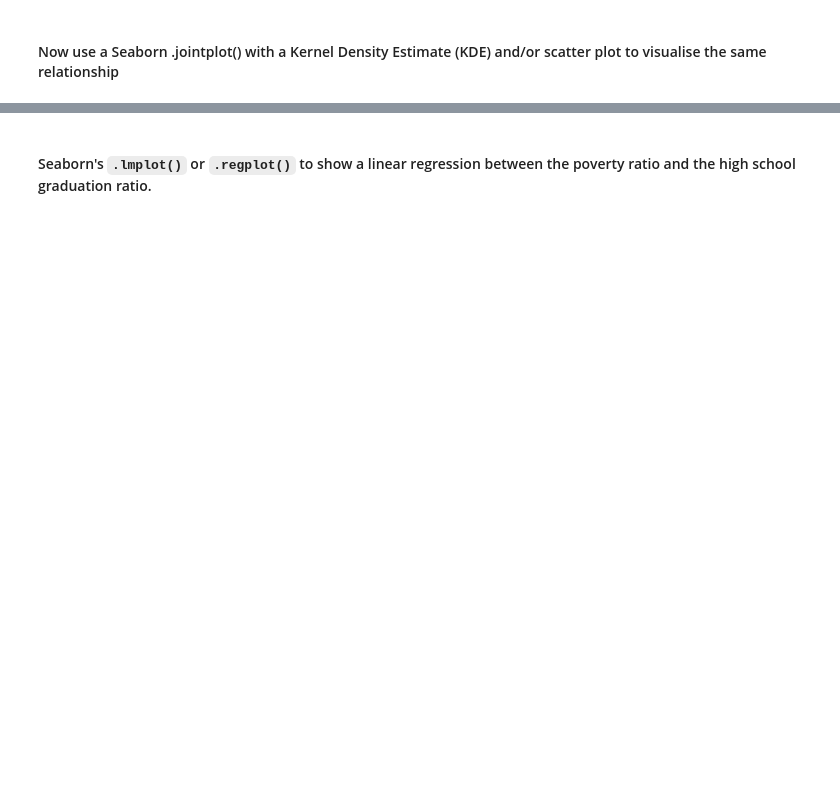
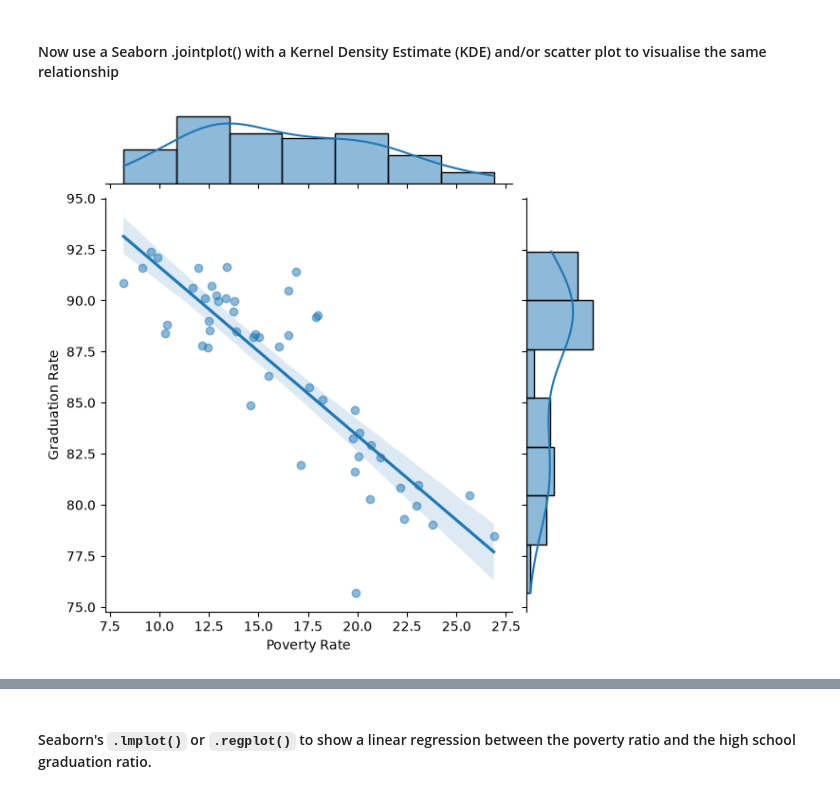
Before and after one commit to manoghna9/100-Days-Python-Projects, a Jupyter notebook: Day100-FatalForce/Fatal_Force_(start).ipynb, the cells around one changed output, grey strips where cells are left out. Cells and saved outputs as stored; diff of their text form; code cells hidden in the pictures; blank space fills up the shorter version.

```diff
--- a/Day100-FatalForce/Fatal_Force_(start).ipynb
+++ b/Day100-FatalForce/Fatal_Force_(start).ipynb
@@ -73,2 +291,16 @@ Show the High School Graduation Rate in ascending order of US States. Which stat
 # %% [markdown]
 #### Now use a Seaborn .jointplot() with a Kernel Density Estimate (KDE) and/or scatter plot to visualise the same relationship
+# %%
+import seaborn as sns
+
+sns.jointplot(
+    data=comparison,
+    x='Poverty Rate',
+    y='Graduation Rate',
+    kind='reg',
+    joint_kws={'scatter_kws': {'alpha': 0.5}},
+    marginal_kws={'fill': True}
+)
+plt.show()
+# %% [output]
+[figure, added]
```
Also changed, not shown: parts of 53 cells of this notebook.
